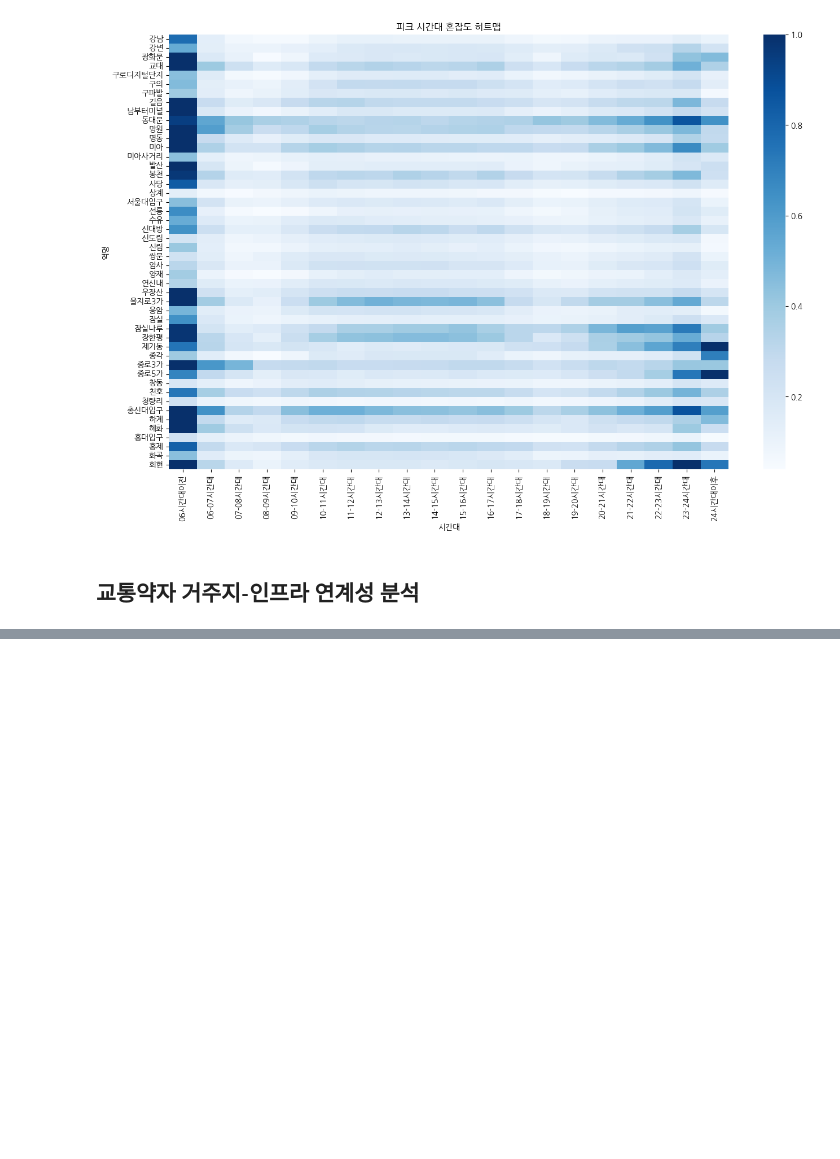
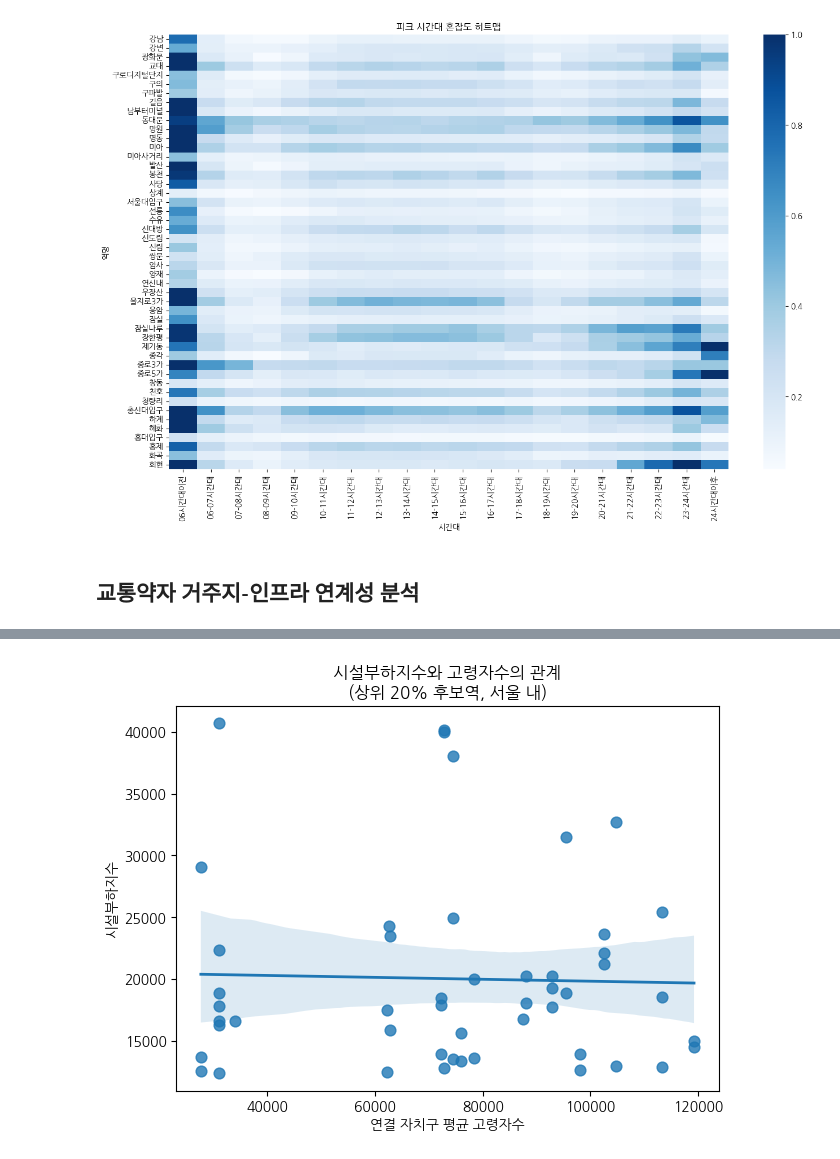
Before and after one commit to JsunXCIX/sprint-p1-basic, a Jupyter notebook: notebooks/team/team7_total_code.ipynb, the cells around one changed output, grey strips where cells are left out. Drawn from its saved outputs; the diff is of its cells as text; code cells hidden in the pictures; blank space fills up the shorter version.

```diff
--- a/notebooks/team/team7_total_code.ipynb
+++ b/notebooks/team/team7_total_code.ipynb
@@ -2044,0 +2127,6 @@ plt.show()
+# %%
+# 역명 보정
+station_gu['역명_norm'] = station_gu['역명'].replace({
+    '서울': '서울',
+    '구로디지털': '구로디지털단지'
+})
@@ -2044,0 +2162,23 @@ plt.show()
+# %%
+# station-level로 다시 집계
+q1_station = candidate_merged.groupby(
+    ['지하철역', '호선명', '시설부하지수', '무임승하차', '가중편의시설합', 'TOTAL'],
+    as_index=False
+).agg(
+    연결자치구수=('자치구', 'nunique'),
+    자치구=('자치구', lambda x: ', '.join(sorted(set(x.dropna())))),
+    평균_고령자수=('고령자수', 'mean'),
+    평균_고령자비율=('고령자비율', 'mean'),
+    평균_장애인수=('장애인수', 'mean'),
+    평균_장애인비율=('장애인비율', 'mean'),
+    평균_밀집종합점수=('밀집종합점수', 'mean'),
+    고령자밀집구_연결=('고령자밀집_상위25', 'max'),
+    장애인밀집구_연결=('장애인밀집_상위25', 'max'),
+    종합밀집구_연결=('종합밀집_상위25', 'max')
+)
+# %%
+# 서울 외 지역 제외
+q1_station_seoul = q1_station[q1_station['평균_고령자수'].notna()].copy()
+
+print("질문 1 분석 대상 역 수(서울 내):", len(q1_station_seoul))
+q1_station_seoul.head()
@@ -2044,0 +2266,16 @@ plt.show()
+# %%
+# 시설부하지수 vs 고령자수
+plt.figure(figsize=(7, 5))
+sns.regplot(
+    data=q1_station_seoul,
+    x='평균_고령자수',
+    y='시설부하지수',
+    scatter_kws={'s': 60},
+    line_kws={'linewidth': 2}
+)
+plt.title('시설부하지수와 고령자수의 관계\n(상위 20% 후보역, 서울 내)')
+plt.xlabel('연결 자치구 평균 고령자수')
+plt.ylabel('시설부하지수')
+plt.show()
+# %% [output]
+[figure, added]
```
Also changed, not shown: parts of 56 cells of this notebook.
